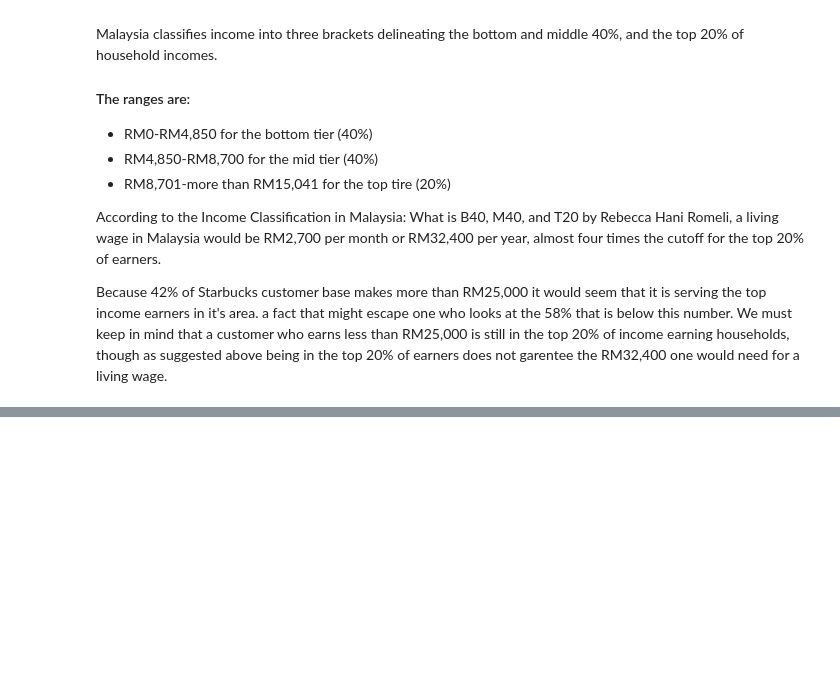
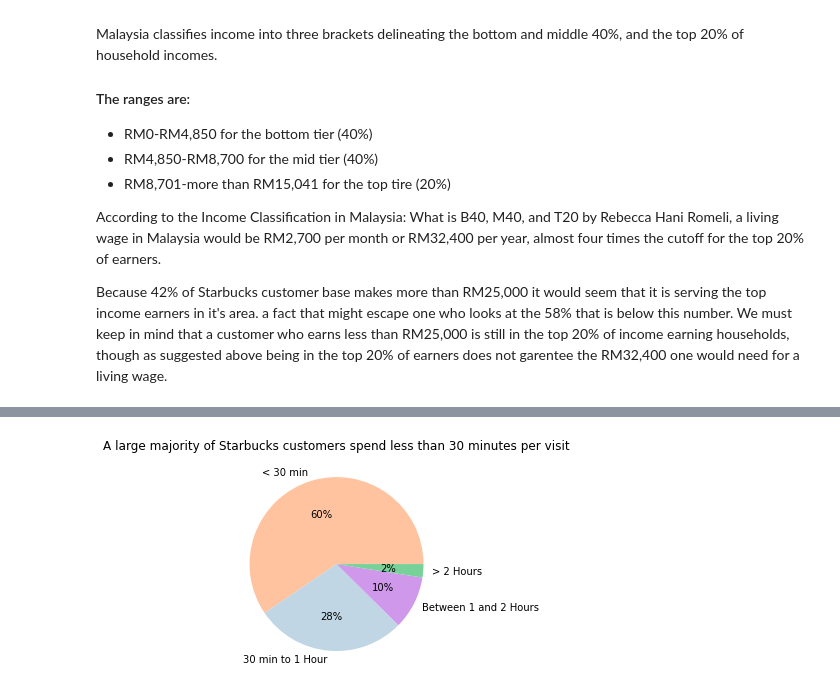
Before and after one commit to Johndsalas/Starbucks_Customer_Profiles, a Jupyter notebook: main.ipynb, the cells around one changed output, grey strips where cells are left out. Saved outputs shown, nothing was run; the diff lists cells and outputs as text; code cells hidden in the pictures; blank space fills up the shorter version.

```diff
--- a/main.ipynb
+++ b/main.ipynb
@@ -45,3 +45,4 @@ df = df.rename(columns={'Timestamp':'time',
                         '18. How likely you will choose Starbucks for doing business meetings or hangout with friends?':'gathering_likelyhood',
                         '19. How do you come to hear of promotions at Starbucks? Check all that apply.':'promotions_from',
                         '20. Will you continue buying at Starbucks?':'continue_buying'})
+df = df.dropna()
@@ -73,3 +49,20 @@ dtype: int64
+# %%
+def fix_never(value):
+    '''Checks if first 5 characters are the word never and returns Never if the are
+       and the original value if they are not'''
+
+    #print(value.strip()[:5].lower())
+
+    if (value != "Take away") & (value != "Dine in") & (value != "Drive-thru"):
+
+        return "Never"
+
+    else:
+
+        return value
+
+
+df['dining_type'] = df['dining_type'].apply(fix_never)
 # %% [markdown]
 # Explore
 
@@ -189,0 +195,16 @@ Because 42% of Starbucks customer base makes more than RM25,000 it would seem th
+# %%
+# set values and labels for chart
+values = [len(df.visit_length[df.visit_length == 'Below 30 minutes']),
+          len(df.visit_length[df.visit_length == 'Between 30 minutes to 1 hour']),
+          len(df.visit_length[df.visit_length == 'Between 1 hour to 2 hours']),
+          len(df.visit_length[(df.visit_length == 'Between 2 hours to 3 hours')
+                            | (df.visit_length == 'More than 3 hours')])]
+
+labels = ['< 30 min','30 min to 1 Hour', 'Between 1 and 2 Hours', '> 2 Hours']
+
+# generate and show chart
+plt.pie(values, labels=labels, autopct='%.0f%%', colors=['#ffc3a0', '#c0d6e4', '#cf98eb', '#77d198'])
+plt.title('A large majority of Starbucks customers spend less than 30 minutes per visit')
+plt.show()
+# %% [output]
+[figure, added]
```
Also changed, not shown: parts of 8 cells of this notebook.
